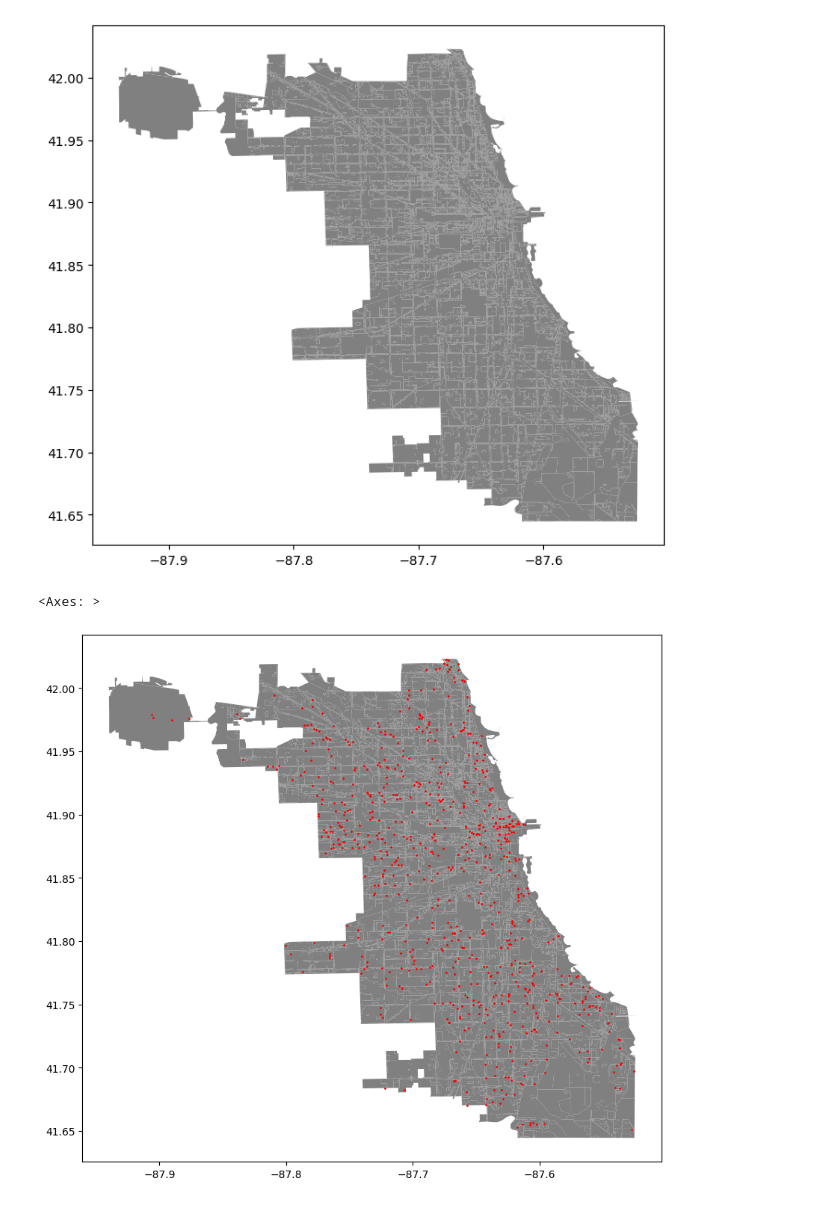
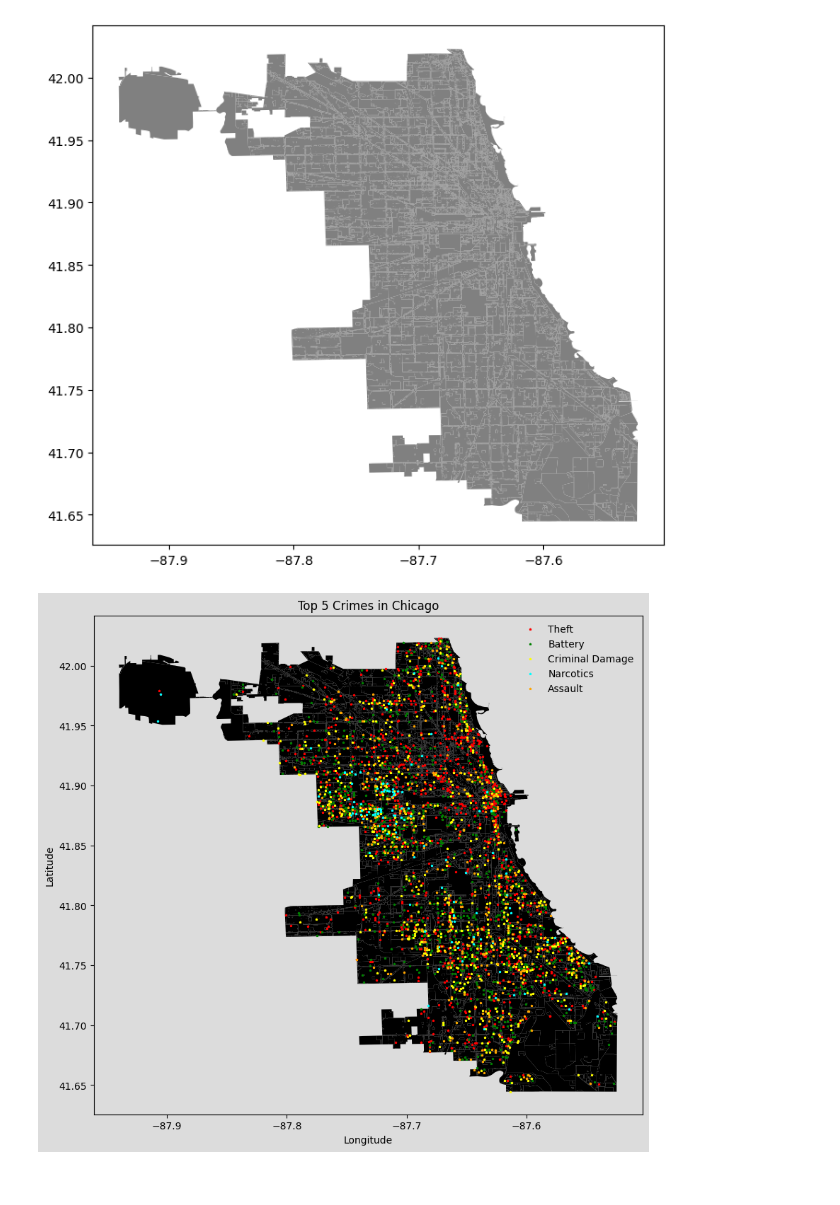
Before and after one commit to bvchnguyen/chicago-crime, a Jupyter notebook: notebooks/dataMap.ipynb, the cells around one changed output. Drawn from its saved outputs; the diff is of its cells as text; code cells hidden in the pictures.

Commit message:
Top 5 crimes are plotted on the chicago map, each with a different color. The last 5000 items are plotted. Can be changed to just crimes from this year.

```diff
--- a/notebooks/dataMap.ipynb
+++ b/notebooks/dataMap.ipynb
@@ -22,19 +22,30 @@ map.plot(ax=ax, color="gray")
 [figure]
 # %%
 df = pd.read_csv('../src/data/ChicagoCrime_cleaned.csv')
-mask = (df['Date'] > '2023-1-1') & (df['Date'] <= str(datetime.date.today()))
-df = df.loc[mask]
-
+# mask = (df['Date'] > '2023-1-1') & (df['Date'] <= str(datetime.date.today()))
+# df = df.loc[mask]
+df = df[-5000:]
 geometry = [Point(xy) for xy in zip(df['Longitude'], df['Latitude'])]
 
 geo_df = gpd.GeoDataFrame(df, #specify our data
                           geometry=geometry) #specify the geometry list we created
-geo_df.head()
+# geo_df["Primary Type"].str.contains("THEFT")
 
 fig, ax = plt.subplots(figsize=(10,10))
-map.plot(ax=ax, color='gray')
-geo_df.plot(ax=ax, marker="*", color="red", markersize=1)
+map.plot(ax=ax, color='black')
+fig.set_facecolor('gainsboro')
+ax.set_facecolor('gainsboro')
+geo_df[geo_df["Primary Type"].str.contains("THEFT")].plot(ax=ax, marker="*", color="red", markersize=3, label="Theft")
+geo_df[geo_df["Primary Type"].str.contains('BATTERY')].plot(ax=ax, marker="*", color="green", markersize=3, label="Battery")
+geo_df[geo_df["Primary Type"].str.contains('CRIMINAL DAMAGE')].plot(ax=ax, marker="*", color="yellow", markersize=3, label="Criminal Damage")
+geo_df[geo_df["Primary Type"].str.contains('NARCOTICS')].plot(ax=ax, marker="*", color="cyan", markersize=3, label="Narcotics")
+geo_df[geo_df["Primary Type"].str.contains('ASSAULT')].plot(ax=ax, marker="*", color="orange", markersize=3, label="Assault")
+plt.title(label="Top 5 Crimes in Chicago")
+plt.xlabel("Longitude")
+plt.ylabel("Latitude")
+legend = plt.legend(prop={'size':10},frameon=1)
+frame = legend.get_frame()
+frame.set_color('gainsboro')
 # %% [output]
-<Axes: >
-[figure, old version]
+[figure, new version]
 # %% [markdown]
```
Also changed, not shown: parts of 1 cell of this notebook, 6 other files.
